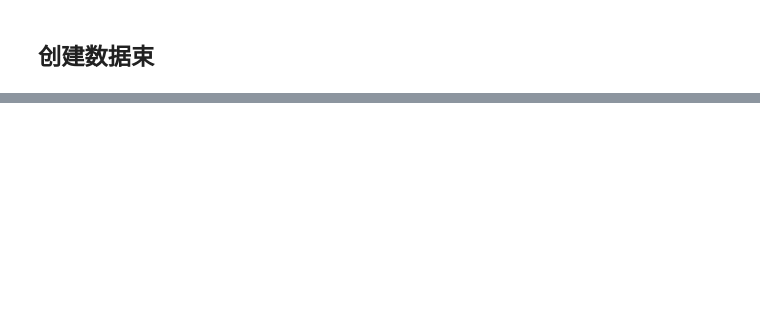
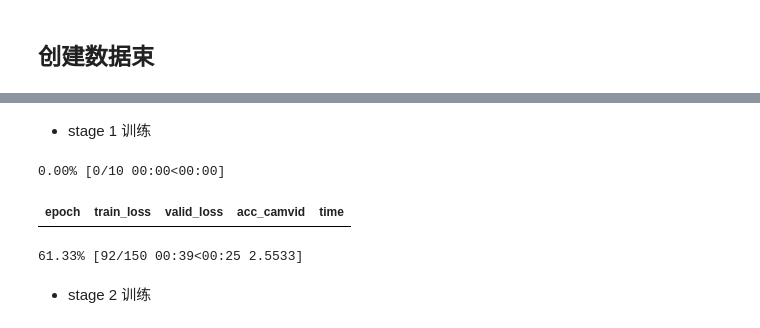
Before and after one commit to AutuanLiu/Fastai-Notes-V3, a Jupyter notebook: fastai_DL_nbs/lesson03_image_segmentation.ipynb, the cells around one changed output, grey strips where cells are left out. Cells and saved outputs as stored; diff of their text form; code cells hidden in the pictures; blank space fills up the shorter version.

```diff
--- a/fastai_DL_nbs/lesson03_image_segmentation.ipynb
+++ b/fastai_DL_nbs/lesson03_image_segmentation.ipynb
@@ -164,0 +175,10 @@ tensor([[[1, 1, 1,  ..., 5, 5, 5],
+# %%
+lr1 = 3e-4
+# %% [markdown]
+- stage 1 训练
+# %%
+learn.fit_one_cycle(10, slice(lr1), pct_start=0.9)
+# %% [output]
+0.00% [0/10 00:00<00:00]
+| epoch | train_loss | valid_loss | acc_camvid | time |
+61.33% [92/150 00:39<00:25 2.5533]
@@ -164,0 +190,2 @@ tensor([[[1, 1, 1,  ..., 5, 5, 5],
+# %% [markdown]
+- stage 2 训练
```
Also changed, not shown: parts of 69 cells of this notebook, 3 other files.
